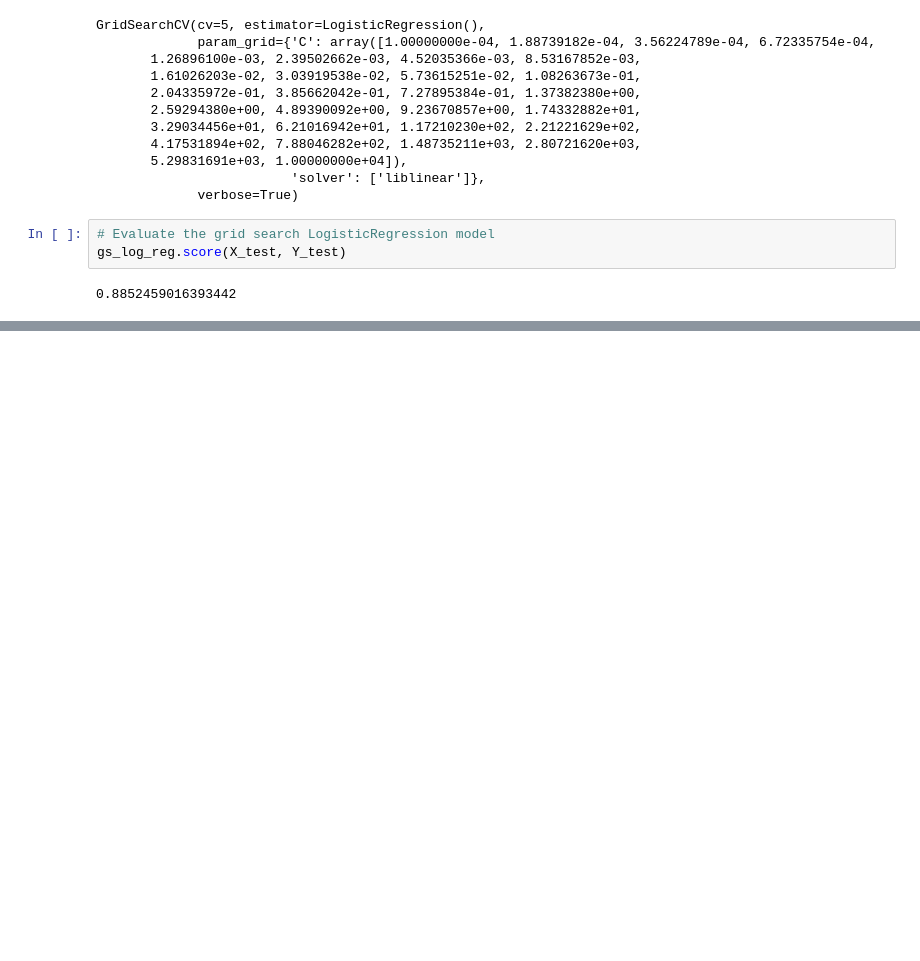
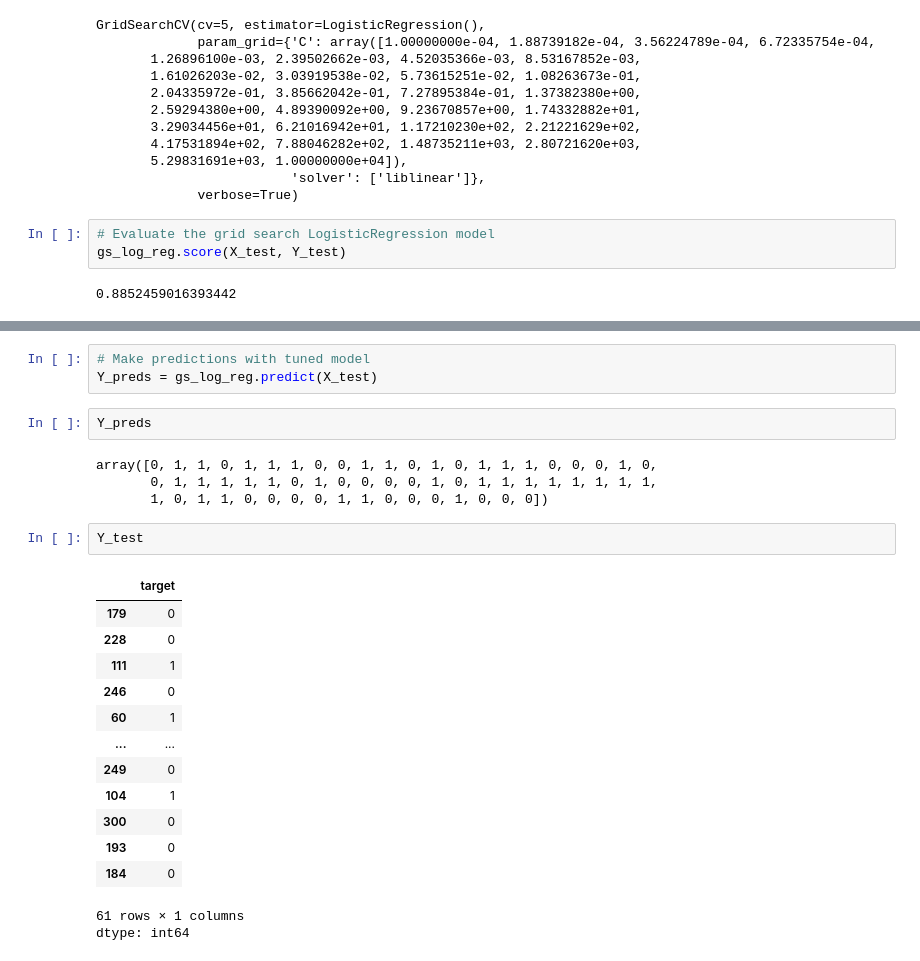
Before and after one commit to EBNyame/End-To-End-Heart-Disease-Classificaation, a Jupyter notebook: End_to_End_Heart_Disease_Classification.ipynb, the cells around one changed output, grey strips where cells are left out. Cells and saved outputs as stored; diff of their text form; blank space fills up the shorter version.

```diff
--- a/End_to_End_Heart_Disease_Classification.ipynb
+++ b/End_to_End_Heart_Disease_Classification.ipynb
@@ -720,0 +731,26 @@ gs_log_reg.score(X_test, Y_test)
+# %%
+# Make predictions with tuned model
+Y_preds = gs_log_reg.predict(X_test)
+# %%
+Y_preds
+# %% [output]
+array([0, 1, 1, 0, 1, 1, 1, 0, 0, 1, 1, 0, 1, 0, 1, 1, 1, 0, 0, 0, 1, 0,
+       0, 1, 1, 1, 1, 1, 0, 1, 0, 0, 0, 0, 1, 0, 1, 1, 1, 1, 1, 1, 1, 1,
+       1, 0, 1, 1, 0, 0, 0, 0, 1, 1, 0, 0, 0, 1, 0, 0, 0])
+# %%
+Y_test
+# %% [output]
+|  | target |
+| 179 | 0 |
+| 228 | 0 |
+| 111 | 1 |
+| 246 | 0 |
+| 60 | 1 |
+| ... | ... |
+| 249 | 0 |
+| 104 | 1 |
+| 300 | 0 |
+| 193 | 0 |
+| 184 | 0 |
+61 rows × 1 columns
+dtype: int64
```
Also changed, not shown: parts of 12 cells of this notebook.
